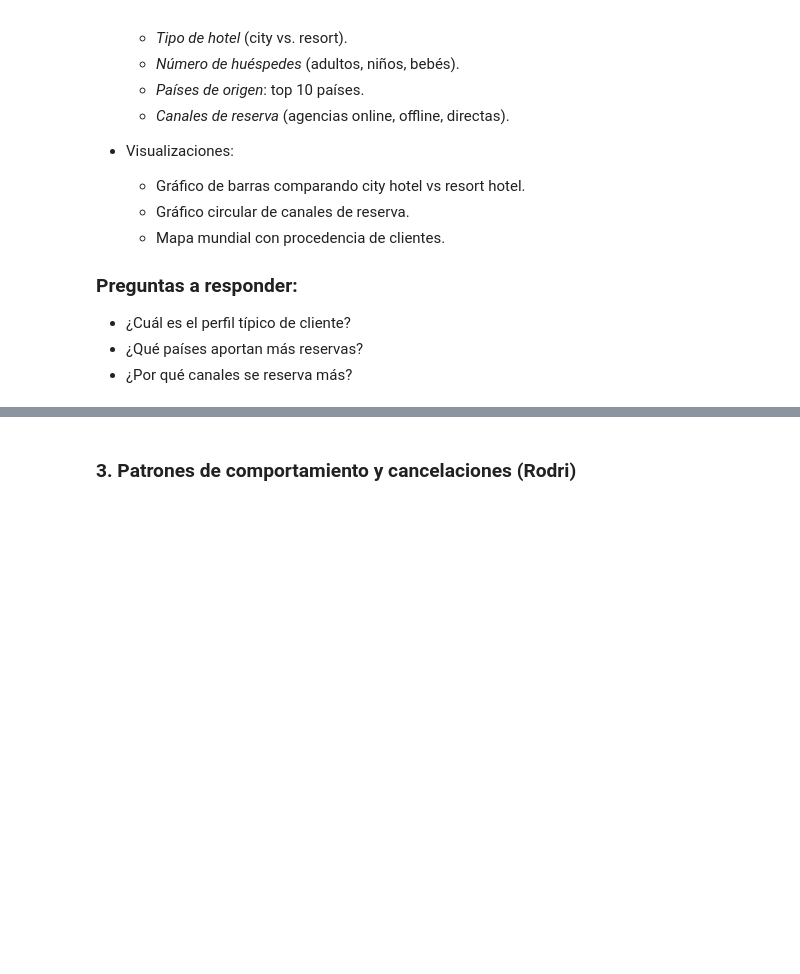
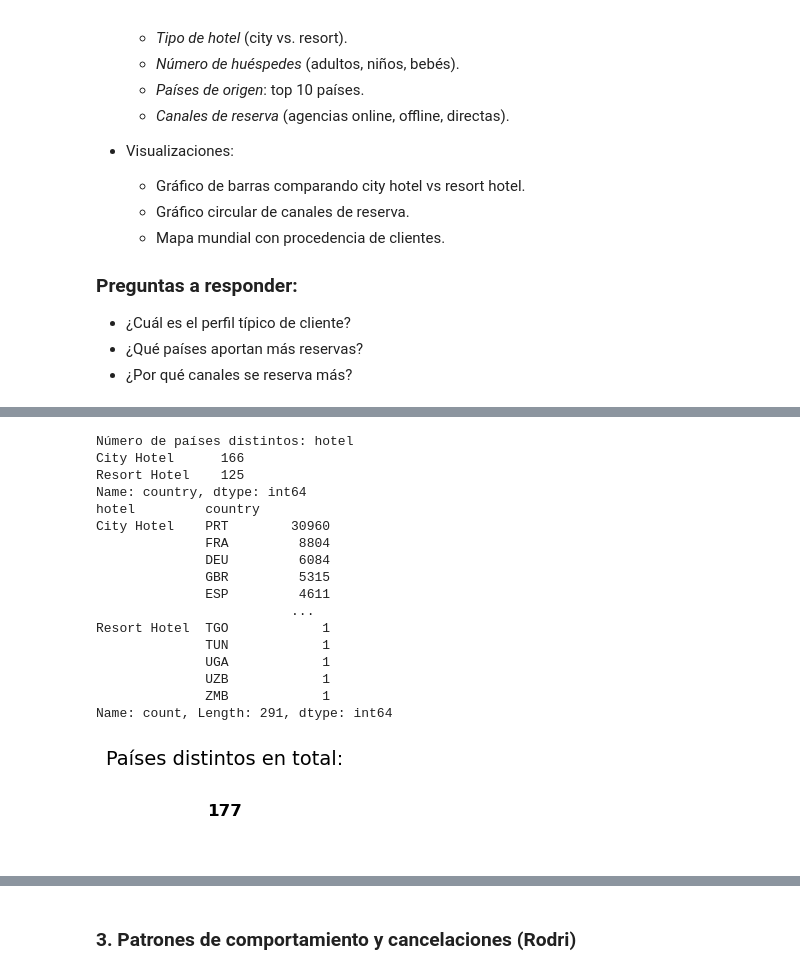
Before and after one commit to Patrirs05/analisis_hotel_booking, a Jupyter notebook: analisis_hotel.ipynb, the cells around one changed output, grey strips where cells are left out. Drawn from its saved outputs; the diff is of its cells as text; code cells hidden in the pictures; blank space fills up the shorter version.

```diff
--- a/analisis_hotel.ipynb
+++ b/analisis_hotel.ipynb
@@ -76,0 +94,34 @@ Número de filas duplicadas: 31994
+# %%
+count_paises = df['country'].nunique()
+
+reservas_por_pais = df.groupby('hotel')['country'].value_counts()
+print(reservas_por_pais)
+
+# Crear figura
+fig, ax = plt.subplots(figsize=(2, 1))
+ax.axis('off')  # Ocultar ejes
+
+# Mostrar texto
+ax.text(0.5, 0.5, count_paises, ha='center', va='center', fontsize=12, fontweight='bold')
+
+plt.title("Países distintos en total:", fontsize=14)
+plt.show()
+# %% [output]
+Número de países distintos: hotel
+City Hotel      166
+Resort Hotel    125
+Name: country, dtype: int64
+hotel         country
+City Hotel    PRT        30960
+              FRA         8804
+              DEU         6084
+              GBR         5315
+              ESP         4611
+                         ...
+Resort Hotel  TGO            1
+              TUN            1
+              UGA            1
+              UZB            1
+              ZMB            1
+Name: count, Length: 291, dtype: int64
+[figure, added]
```
Also changed, not shown: parts of 6 cells of this notebook.
